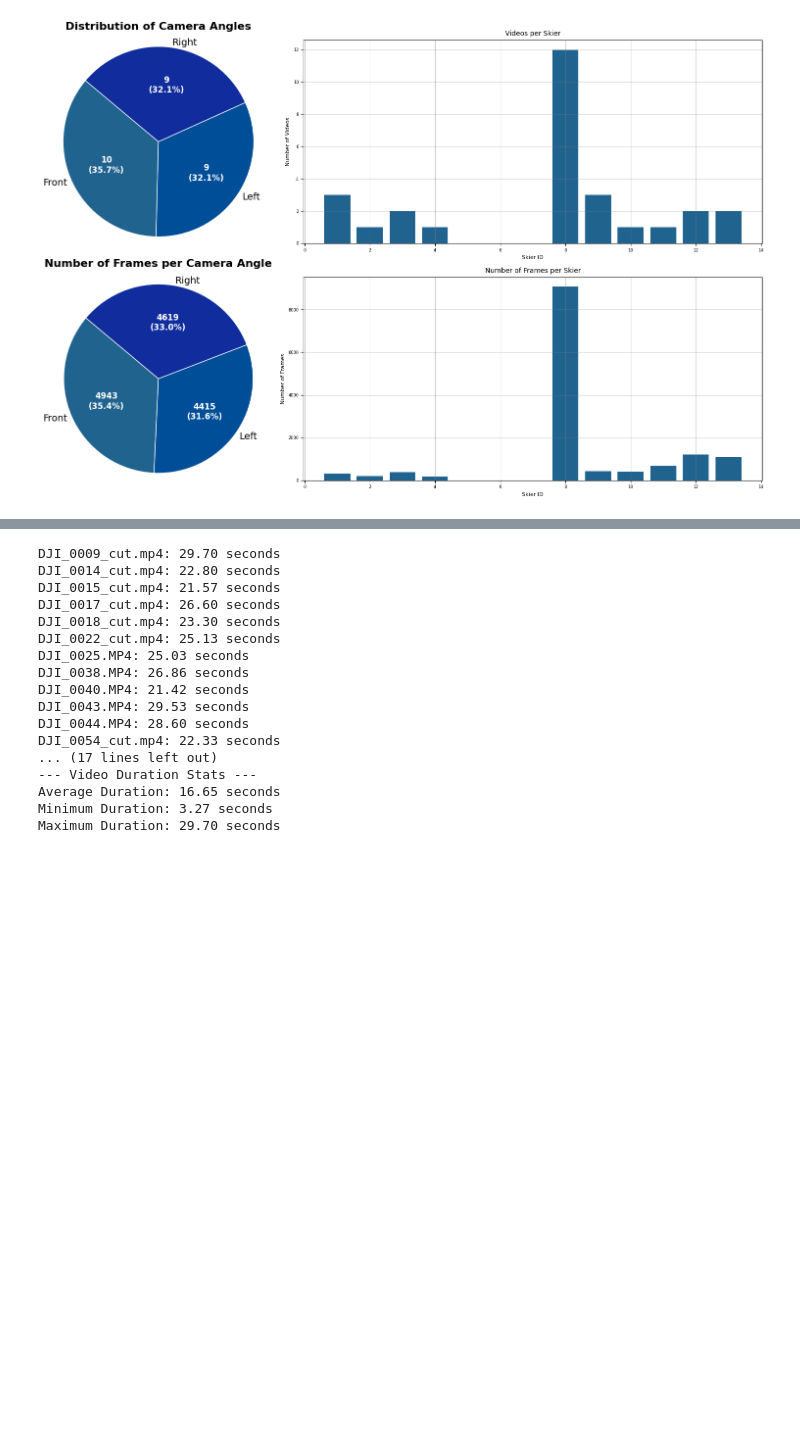
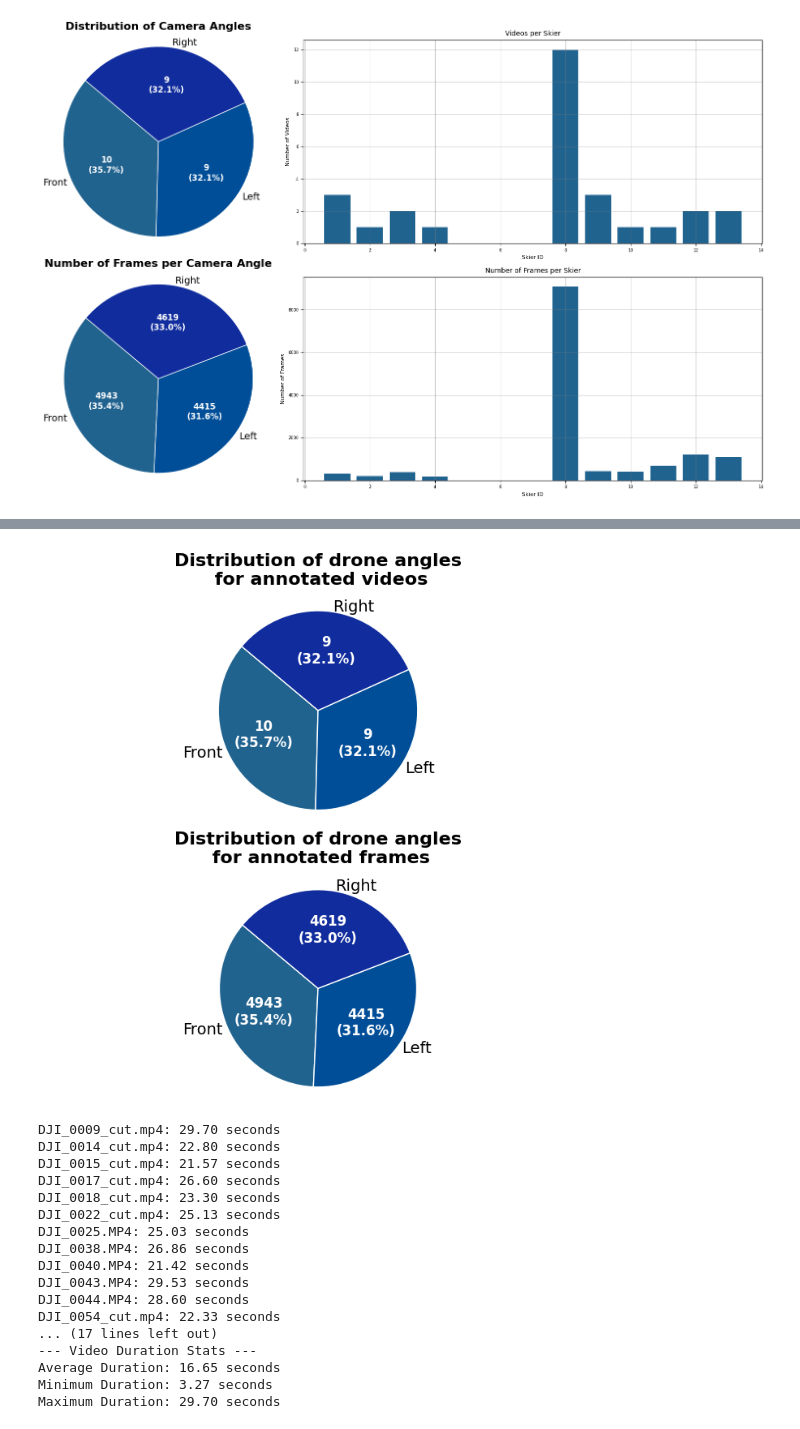
Before and after one commit to brittawi/SkiersProject, a Jupyter notebook: presentation_other_utility/paper/annotated_videos_stats.ipynb, the cells around one changed output, grey strips where cells are left out. Saved outputs shown, nothing was run; the diff lists cells and outputs as text; code cells hidden in the pictures; blank space fills up the shorter version.

```diff
--- a/presentation_other_utility/paper/annotated_videos_stats.ipynb
+++ b/presentation_other_utility/paper/annotated_videos_stats.ipynb
@@ -159,3 +221,21 @@ Frames per skier:  [167, 388, 193, 418, 1091, 1210, 9081, 691, 432, 306] [4, 3,
+# %%
+blues = set_custom_color_style()
+
+# Create the figure with 4 subplots
+fig, axs = plt.subplots(2, 1, figsize=(7, 7))
+
+# 1. Bar chart for camera angle distribution
+create_pie_chart(camera_angles, camera_angle_values, axs[0], 'Distribution of drone angles\n for annotated videos')
+
+# 3. Bar chart for frame distribution by camera angle (Total frames per camera angle)
+create_pie_chart(camera_angles, camera_angle_frame_values, axs[1], 'Distribution of drone angles\n for annotated frames')
+
+# Adjust layout
+fig.patch.set_facecolor('white')
+
+fig.tight_layout()
+# %% [output]
+[figure, added]
 # %%
 import cv2
 import os
```
Also changed, not shown: parts of 2 cells of this notebook.
